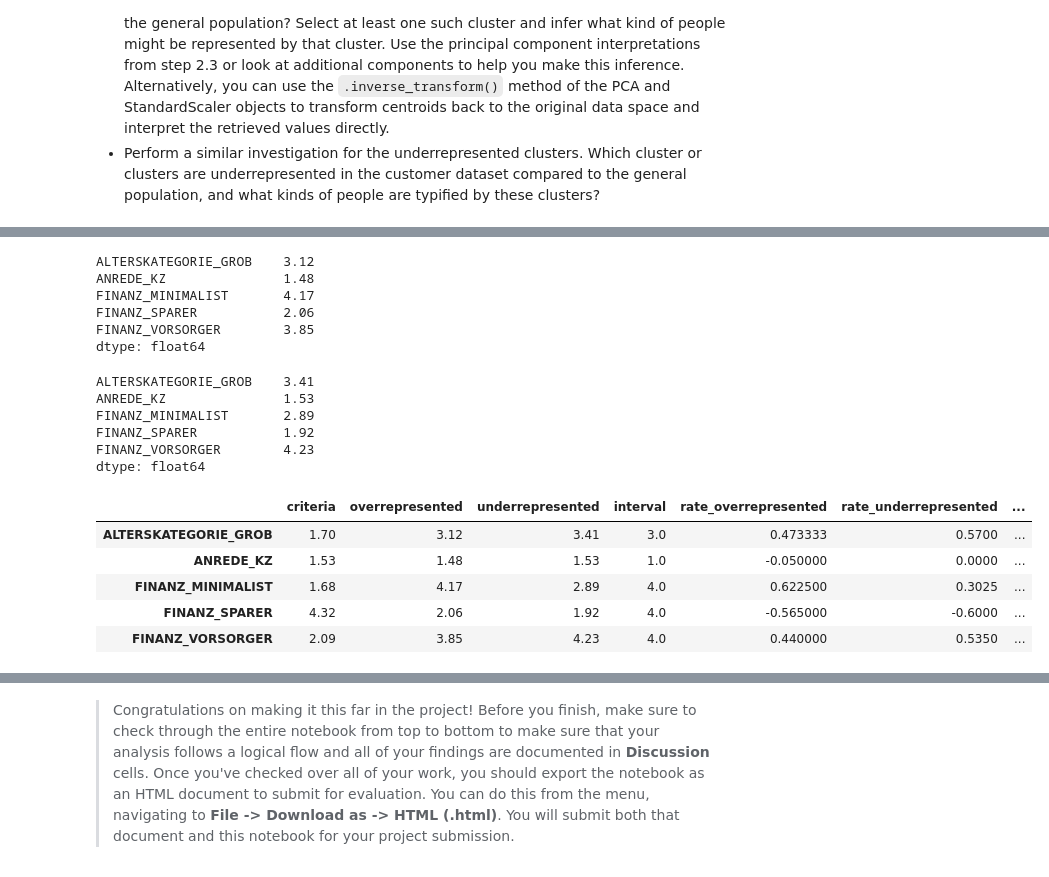
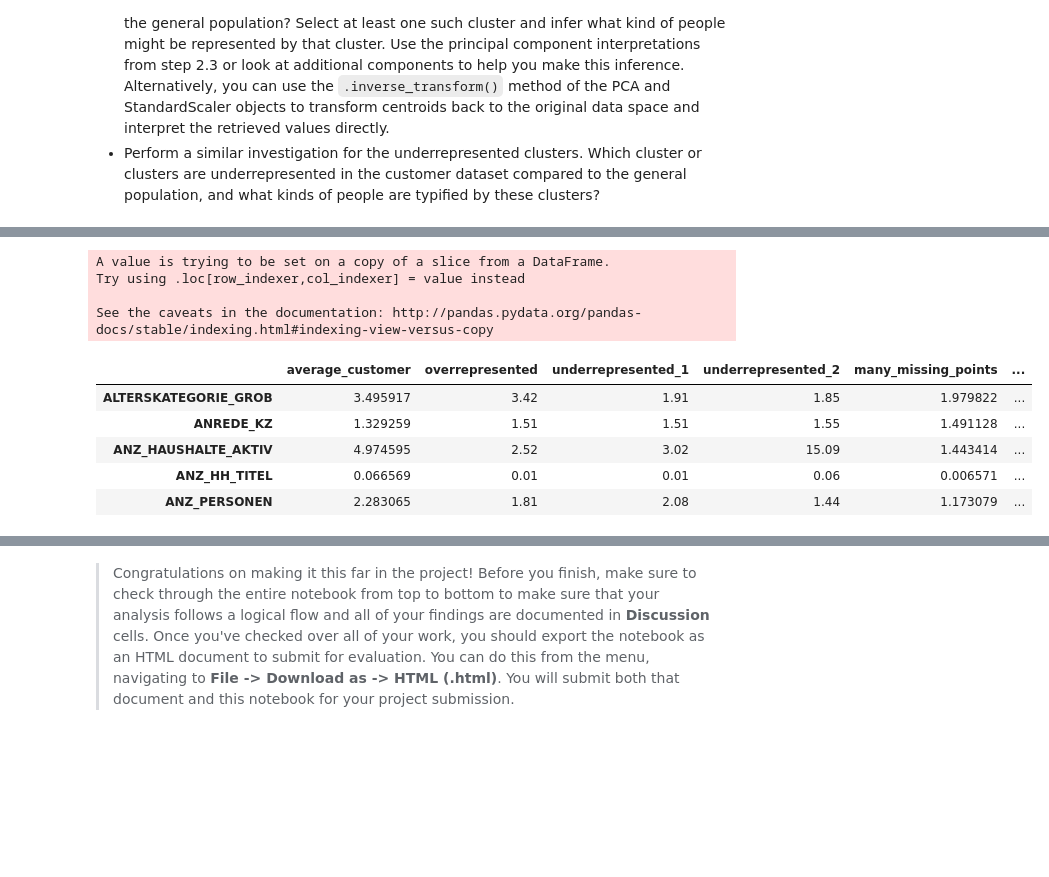
Before and after one commit to Hajeong-Noh/20190226_Identify-Customer-Segments, a Jupyter notebook: Identify_Customer_Segments.ipynb, the cells around one changed output, grey strips where cells are left out. Drawn from its saved outputs; the diff is of its cells as text; code cells hidden in the pictures; blank space fills up the shorter version.

```diff
--- a/Identify_Customer_Segments.ipynb
+++ b/Identify_Customer_Segments.ipynb
@@ -873,53 +889,43 @@ dtype: float64
 # %%
-# What kinds of people are part of a cluster that is overrepresented in the
+# What kinds of people are part of a cluster that is underrepresented in the
 # customer data compared to the general population?
-# Cluster 1 center feature values
-center1 = model.cluster_centers_[1]
-center_feature1 = pd.Series(scaler.inverse_transform(pca.inverse_transform(center1)).round(2))
-center_feature1.index = no_value_missing_row.columns
-center_feature1.head()
+center0 = model.cluster_centers_[0]
+center_feature0 = pd.Series(scaler.inverse_transform(pca.inverse_transform(center0)).round(2))
+center_feature0.index = few_missing_value_rows.columns
-# %% [output]
-ALTERSKATEGORIE_GROB    3.12
-ANREDE_KZ               1.48
-FINANZ_MINIMALIST       4.17
-FINANZ_SPARER           2.06
-FINANZ_VORSORGER        3.85
-dtype: float64
 # %%
 # What kinds of people are part of a cluster that is underrepresented in the
 # customer data compared to the general population?
-center0 = model.cluster_centers_[0]
-center_feature0 = pd.Series(scaler.inverse_transform(pca.inverse_transform(center0)).round(2))
-center_feature0.index = no_value_missing_row.columns
-center_feature0.head()
+center4 = model.cluster_centers_[4]
+center_feature4 = pd.Series(scaler.inverse_transform(pca.inverse_transform(center4)).round(2))
+center_feature4.index = few_missing_value_rows.columns
-# %% [output]
-ALTERSKATEGORIE_GROB    3.41
-ANREDE_KZ               1.53
-FINANZ_MINIMALIST       2.89
-FINANZ_SPARER           1.92
-FINANZ_VORSORGER        4.23
-dtype: float64
+# %%
+# Customers with many data points missing
+many_missing_value_customers = clean_data(customers, for_many_missing_value_rows=True)
+# %% [output]
+A value is trying to be set on a copy of a slice from a DataFrame.
+Try using .loc[row_indexer,col_indexer] = value instead
+
+See the caveats in the documentation: http://pandas.pydata.org/pandas-docs/stable/indexing.html#indexing-view-versus-copy
 # %%
 # Get data interval of each feature to measure rate of difference
-original_data = scaler.inverse_transform(no_value_missing_row)
-original = pd.DataFrame(data=original_data,
-                        columns=no_value_missing_row.columns)
-interval = original.max() - original.min()
+interval = few_missing_value_rows.max() - few_missing_value_rows.min()
 # %%
-cluster_analysis = pd.concat([center_feature2, center_feature1, center_feature0, interval], axis=1)
-cluster_analysis = cluster_analysis.rename(columns={0:"criteria", 1:"overrepresented", 2:"underrepresented", 3:"interval"})
-cluster_analysis['rate_overrepresented'] = (cluster_analysis['overrepresented'] - cluster_analysis['criteria']) / cluster_analysis['interval']
-cluster_analysis['rate_underrepresented'] = (cluster_analysis['underrepresented'] - cluster_analysis['criteria']) / cluster_analysis['interval']
-cluster_analysis['rate_diff_over_under'] = (cluster_analysis['overrepresented'] - cluster_analysis['underrepresented']) / cluster_analysis['interval']
+cluster_analysis = pd.concat([customers_cleaned.mean(), center_feature1, center_feature0, center_feature4, many_missing_value_customers.mean(), interval], axis=1)
+cluster_analysis = cluster_analysis.rename(columns={0: "average_customer", 1:"overrepresented", 2:"underrepresented_1", 3:"underrepresented_2", 4:"many_missing_points", 5:"interval"})
+cluster_analysis['rate_overrepresented'] = (cluster_analysis['overrepresented'] - cluster_analysis['average_customer']) / cluster_analysis['interval']
+cluster_analysis['rate_underrepresented_1'] = (cluster_analysis['underrepresented_1'] - cluster_analysis['average_customer']) / cluster_analysis['interval']
+cluster_analysis['rate_underrepresented_2'] = (cluster_analysis['underrepresented_2'] - cluster_analysis['average_customer']) / cluster_analysis['interval']
+cluster_analysis['rate_many_missing_points'] = (cluster_analysis['many_missing_points'] - cluster_analysis['average_customer']) / cluster_analysis['interval']
 cluster_analysis['rate_overrepresented_abs'] = abs(cluster_analysis['rate_overrepresented'])
-cluster_analysis['rate_underrepresented_abs'] = abs(cluster_analysis['rate_underrepresented'])
-cluster_analysis['rate_diff_over_under_abs'] = abs(cluster_analysis['rate_diff_over_under'])
+cluster_analysis['rate_underrepresented_1_abs'] = abs(cluster_analysis['rate_underrepresented_1'])
+cluster_analysis['rate_underrepresented_2_abs'] = abs(cluster_analysis['rate_underrepresented_2'])
+cluster_analysis['rate_many_missing_points_abs'] = abs(cluster_analysis['rate_many_missing_points'])
 cluster_analysis.head()
 # %% [output]
-|  | criteria | overrepresented | underrepresented | interval | rate_overrepresented | rate_underrepresented | ... |
-| ALTERSKATEGORIE_GROB | 1.70 | 3.12 | 3.41 | 3.0 | 0.473333 | 0.5700 | ... |
-| ANREDE_KZ | 1.53 | 1.48 | 1.53 | 1.0 | -0.050000 | 0.0000 | ... |
-| FINANZ_MINIMALIST | 1.68 | 4.17 | 2.89 | 4.0 | 0.622500 | 0.3025 | ... |
-| FINANZ_SPARER | 4.32 | 2.06 | 1.92 | 4.0 | -0.565000 | -0.6000 | ... |
-| FINANZ_VORSORGER | 2.09 | 3.85 | 4.23 | 4.0 | 0.440000 | 0.5350 | ... |
+|  | average_customer | overrepresented | underrepresented_1 | underrepresented_2 | many_missing_points | ... |
+| ALTERSKATEGORIE_GROB | 3.495917 | 3.42 | 1.91 | 1.85 | 1.979822 | ... |
+| ANREDE_KZ | 1.329259 | 1.51 | 1.51 | 1.55 | 1.491128 | ... |
+| ANZ_HAUSHALTE_AKTIV | 4.974595 | 2.52 | 3.02 | 15.09 | 1.443414 | ... |
+| ANZ_HH_TITEL | 0.066569 | 0.01 | 0.01 | 0.06 | 0.006571 | ... |
+| ANZ_PERSONEN | 2.283065 | 1.81 | 2.08 | 1.44 | 1.173079 | ... |
 # %%
```
Also changed, not shown: parts of 44 cells of this notebook, 1 other file.
